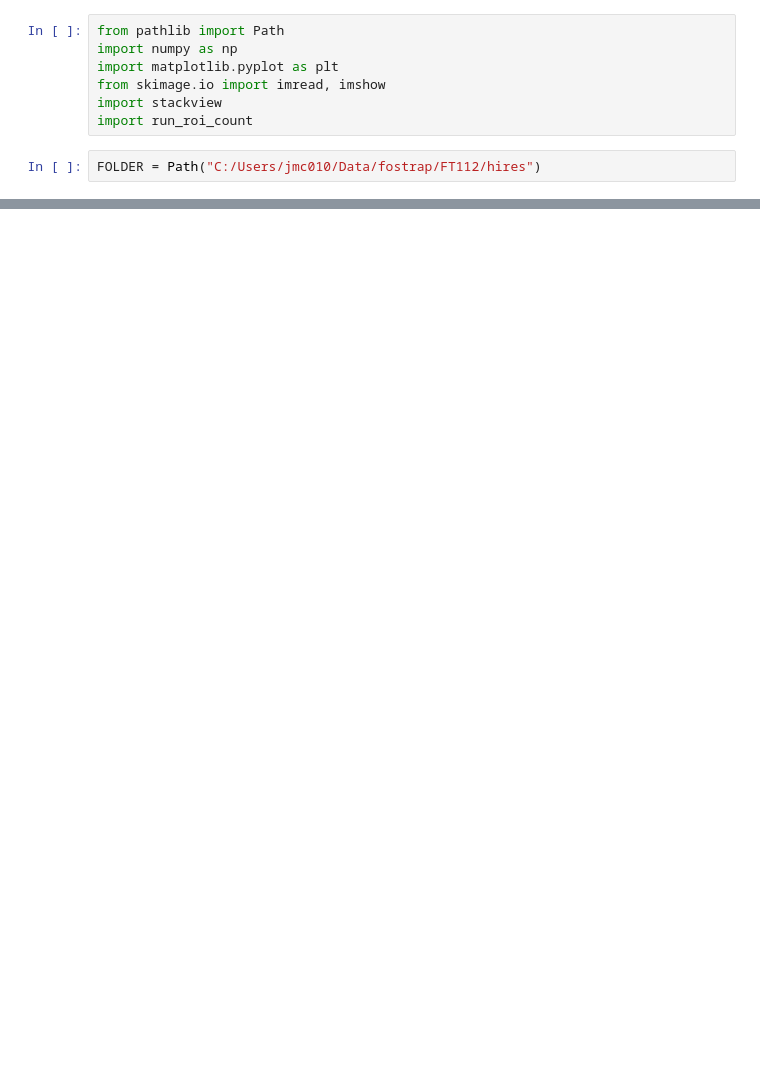
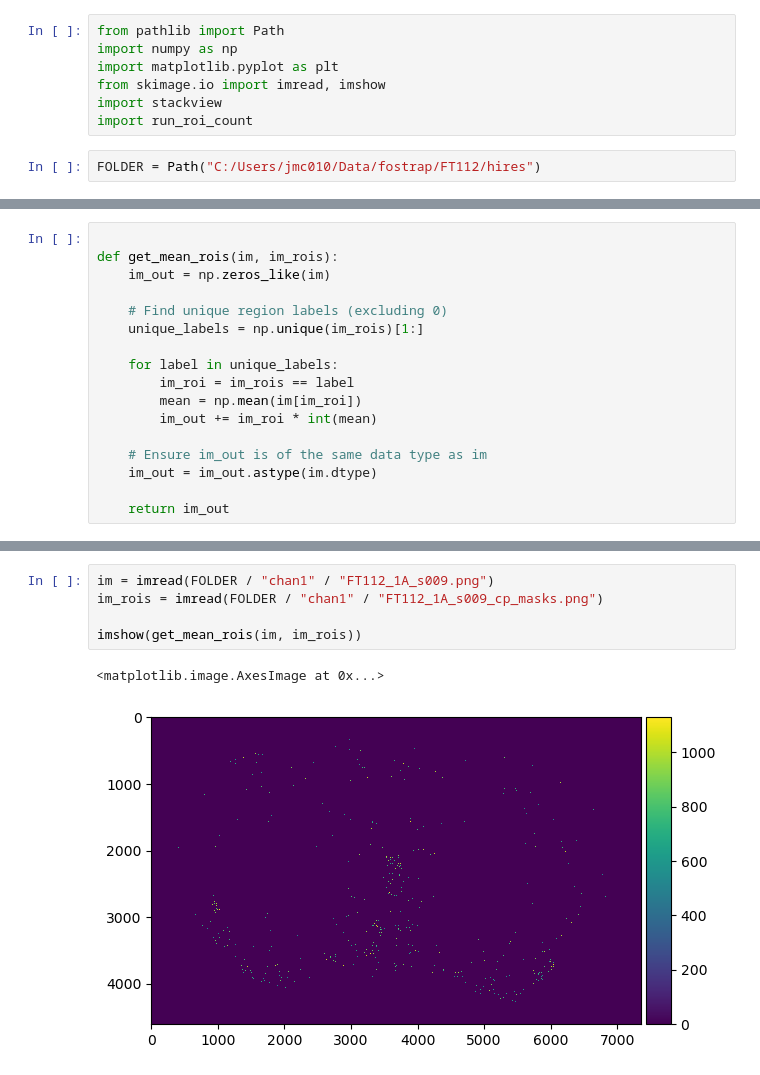
Before and after one commit to mccutcheonlab/fosquant, a Jupyter notebook: fosquant/threshold_masks.ipynb, the cells around one changed output, grey strips where cells are left out. Cells and saved outputs as stored; diff of their text form; blank space fills up the shorter version.

```diff
--- a/fosquant/threshold_masks.ipynb
+++ b/fosquant/threshold_masks.ipynb
@@ -25,0 +28,17 @@ plt.imshow(im_mask)
+# %%
+
+def get_mean_rois(im, im_rois):
+    im_out = np.zeros_like(im)
+
+    # Find unique region labels (excluding 0)
+    unique_labels = np.unique(im_rois)[1:]
+
+    for label in unique_labels:
+        im_roi = im_rois == label
+        mean = np.mean(im[im_roi])
+        im_out += im_roi * int(mean)
+
+    # Ensure im_out is of the same data type as im
+    im_out = im_out.astype(im.dtype)
+
+    return im_out
@@ -25,0 +50,8 @@ plt.imshow(im_mask)
+# %%
+im = imread(FOLDER / "chan1" / "FT112_1A_s009.png")
+im_rois = imread(FOLDER / "chan1" / "FT112_1A_s009_cp_masks.png")
+
+imshow(get_mean_rois(im, im_rois))
+# %% [output]
+<matplotlib.image.AxesImage at 0x...>
+[figure, added]
```
Also changed, not shown: parts of 7 cells of this notebook, 2 other files.
